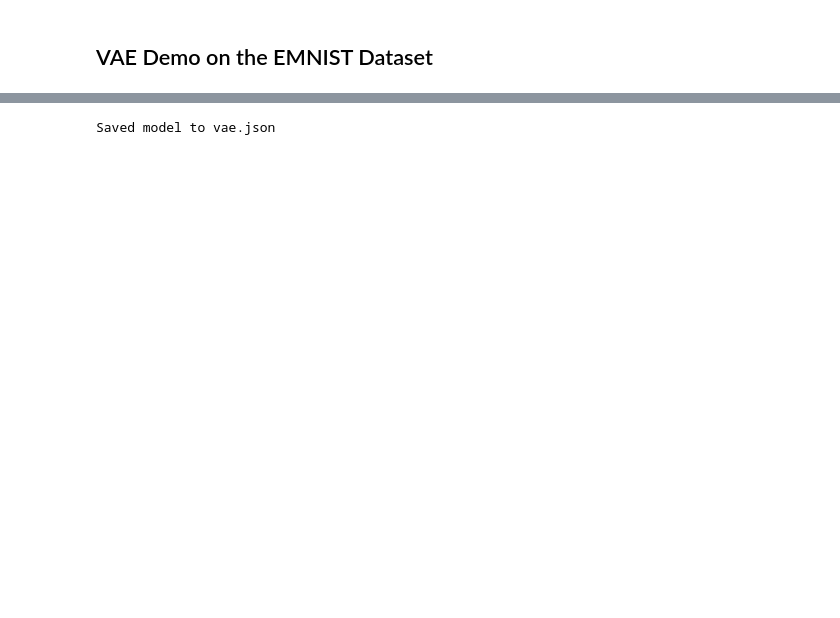
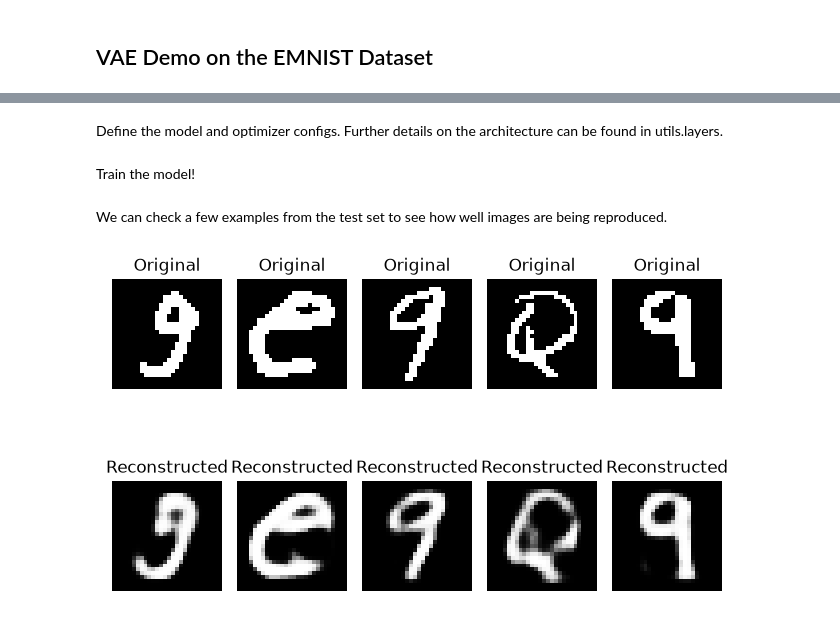
Before and after one commit to liam-a-edwards/hand_vae, a Jupyter notebook: demo.ipynb, the cells around one changed output, grey strips where cells are left out. Drawn from its saved outputs; the diff is of its cells as text; code cells hidden in the pictures; blank space fills up the shorter version.

Commit message:
demo visualizations

```diff
--- a/demo.ipynb
+++ b/demo.ipynb
@@ -22,7 +24,11 @@ Test set shape: torch.Size([18800, 784])
+# %% [markdown]
+Define the model and optimizer configs. Further details on the architecture can be found in utils.layers.
 # %%
-config = {"input_size": 784, "hidden_size": 64, "latent_size": 16}
+config = {"input_size": 784, "hidden_size": 128, "latent_size": 32}
 model = VAE(**config)
 optimizer = Adam(model.parameters())
+# %% [markdown]
+Train the model!
 # %%
 epochs = 10
 for epoch in range(epochs):
@@ -41,7 +47,22 @@ for epoch in range(epochs):
         total_loss += loss.data
         seen = start + len(idx)
         pbar.set_postfix(loss=f"{total_loss / seen:.2f}")
-save_model(model, config, "vae.json")
-print("Saved model to vae.json")
-# %% [output]
-Saved model to vae.json
+# %% [markdown]
+We can check a few examples from the test set to see how well images are being reproduced.
+# %%
+for i in range(5):
+    original = X_test[i]
+    x = Tensor(original.reshape(1, -1))
+    x_hat, _, _ = model(x)
+    reconstructed = x_hat.data.reshape(28, 28)
+    plt.subplot(2, 5, i + 1)
+    plt.imshow(original.reshape(28, 28), cmap='gray')
+    plt.axis('off')
+    plt.title('Original')
+    plt.subplot(2, 5, i + 6)
+    plt.imshow(reconstructed, cmap='gray')
+    plt.axis('off')
+    plt.title('Reconstructed')
+plt.tight_layout()
+# %% [output]
+[figure, added]
```
Also changed, not shown: parts of 9 cells of this notebook, 2 other files.
